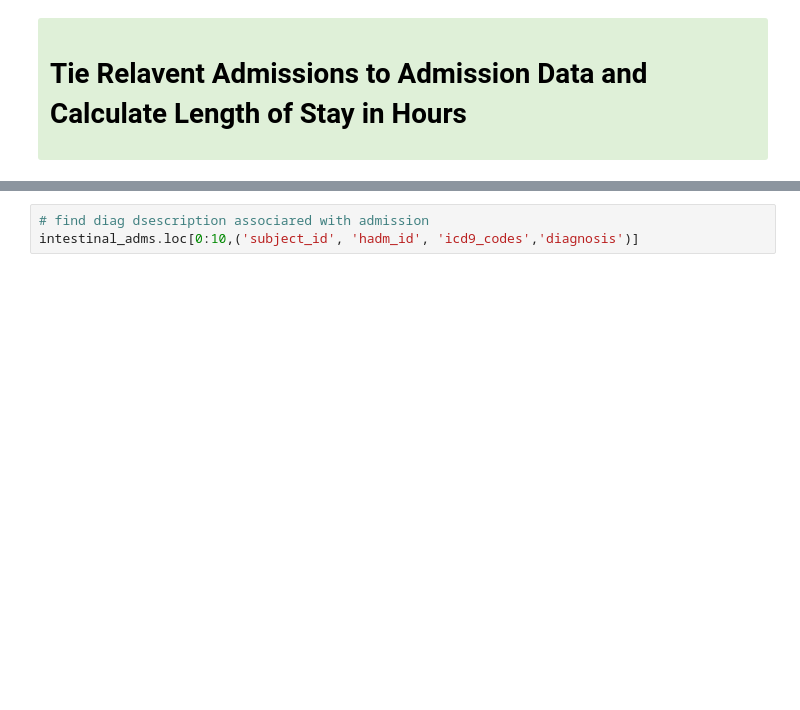
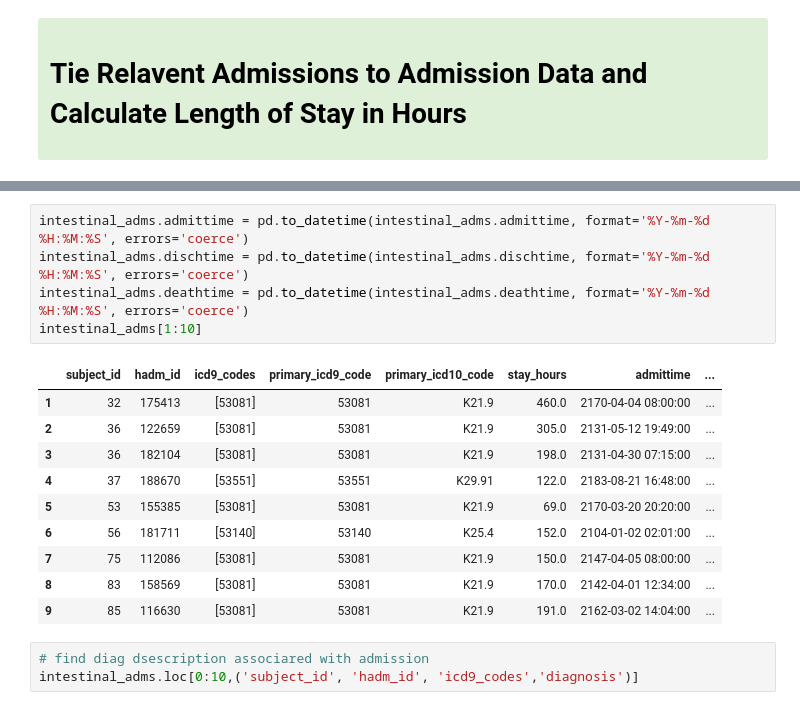
Before and after one commit to rdpratti/Medical-MIMIC-Research, a Jupyter notebook: Notebooks/MIMIC-Notes-EDA.ipynb, the cells around one changed output, grey strips where cells are left out. Drawn from its saved outputs; the diff is of its cells as text; blank space fills up the shorter version.

```diff
--- a/Notebooks/MIMIC-Notes-EDA.ipynb
+++ b/Notebooks/MIMIC-Notes-EDA.ipynb
@@ -177,3 +180,19 @@ intestinal_adms[1:5]
+# %%
+intestinal_adms.admittime = pd.to_datetime(intestinal_adms.admittime, format='%Y-%m-%d %H:%M:%S', errors='coerce')
+intestinal_adms.dischtime = pd.to_datetime(intestinal_adms.dischtime, format='%Y-%m-%d %H:%M:%S', errors='coerce')
+intestinal_adms.deathtime = pd.to_datetime(intestinal_adms.deathtime, format='%Y-%m-%d %H:%M:%S', errors='coerce')
+intestinal_adms[1:10]
+# %% [output]
+|  | subject_id | hadm_id | icd9_codes | primary_icd9_code | primary_icd10_code | stay_hours | admittime | ... |
+| 1 | 32 | 175413 | [53081] | 53081 | K21.9 | 460.0 | 2170-04-04 08:00:00 | ... |
+| 2 | 36 | 122659 | [53081] | 53081 | K21.9 | 305.0 | 2131-05-12 19:49:00 | ... |
+| 3 | 36 | 182104 | [53081] | 53081 | K21.9 | 198.0 | 2131-04-30 07:15:00 | ... |
+| 4 | 37 | 188670 | [53551] | 53551 | K29.91 | 122.0 | 2183-08-21 16:48:00 | ... |
+| 5 | 53 | 155385 | [53081] | 53081 | K21.9 | 69.0 | 2170-03-20 20:20:00 | ... |
+| 6 | 56 | 181711 | [53140] | 53140 | K25.4 | 152.0 | 2104-01-02 02:01:00 | ... |
+| 7 | 75 | 112086 | [53081] | 53081 | K21.9 | 150.0 | 2147-04-05 08:00:00 | ... |
+| 8 | 83 | 158569 | [53081] | 53081 | K21.9 | 170.0 | 2142-04-01 12:34:00 | ... |
+| 9 | 85 | 116630 | [53081] | 53081 | K21.9 | 191.0 | 2162-03-02 14:04:00 | ... |
 # %%
 # find diag dsescription associared with admission
 intestinal_adms.loc[0:10,('subject_id', 'hadm_id', 'icd9_codes','diagnosis')]
```
Also changed, not shown: parts of 46 cells of this notebook.
